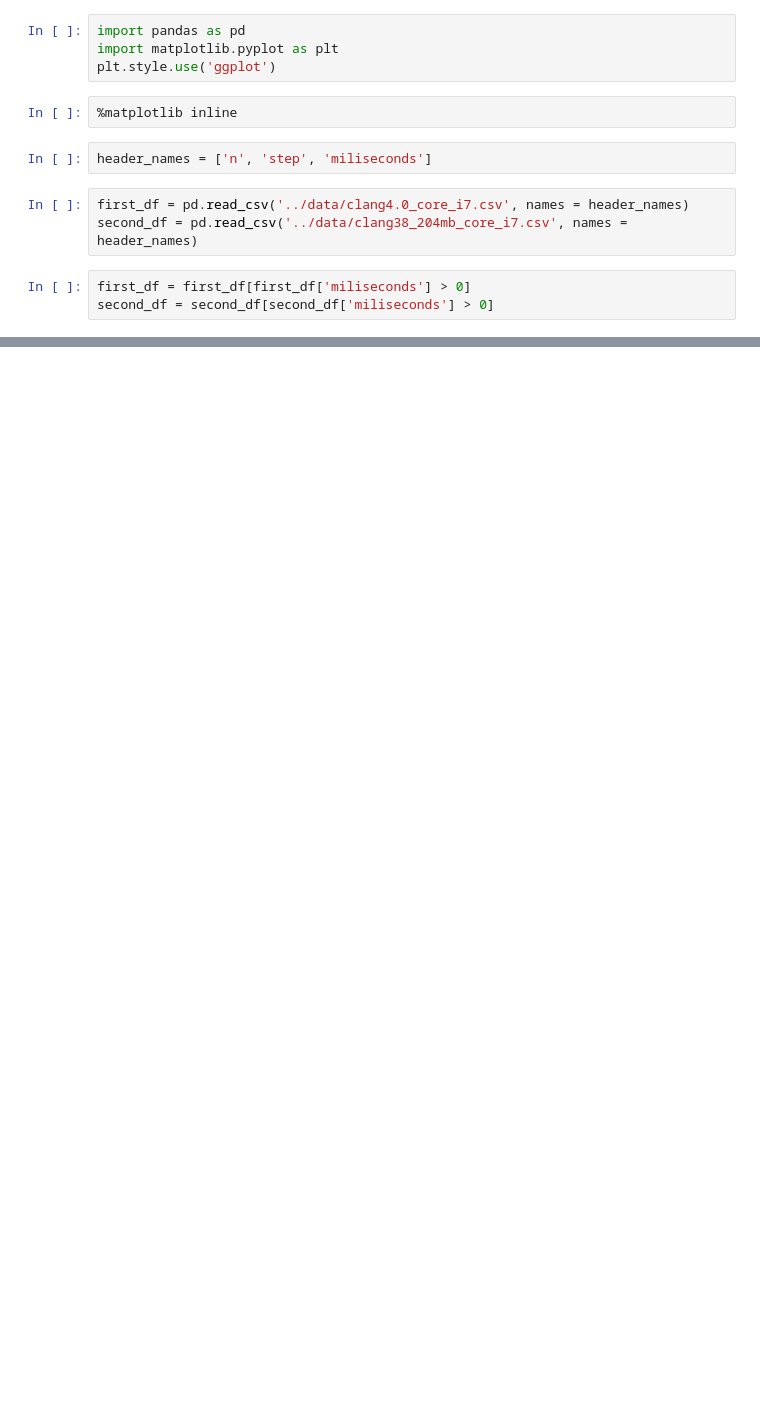
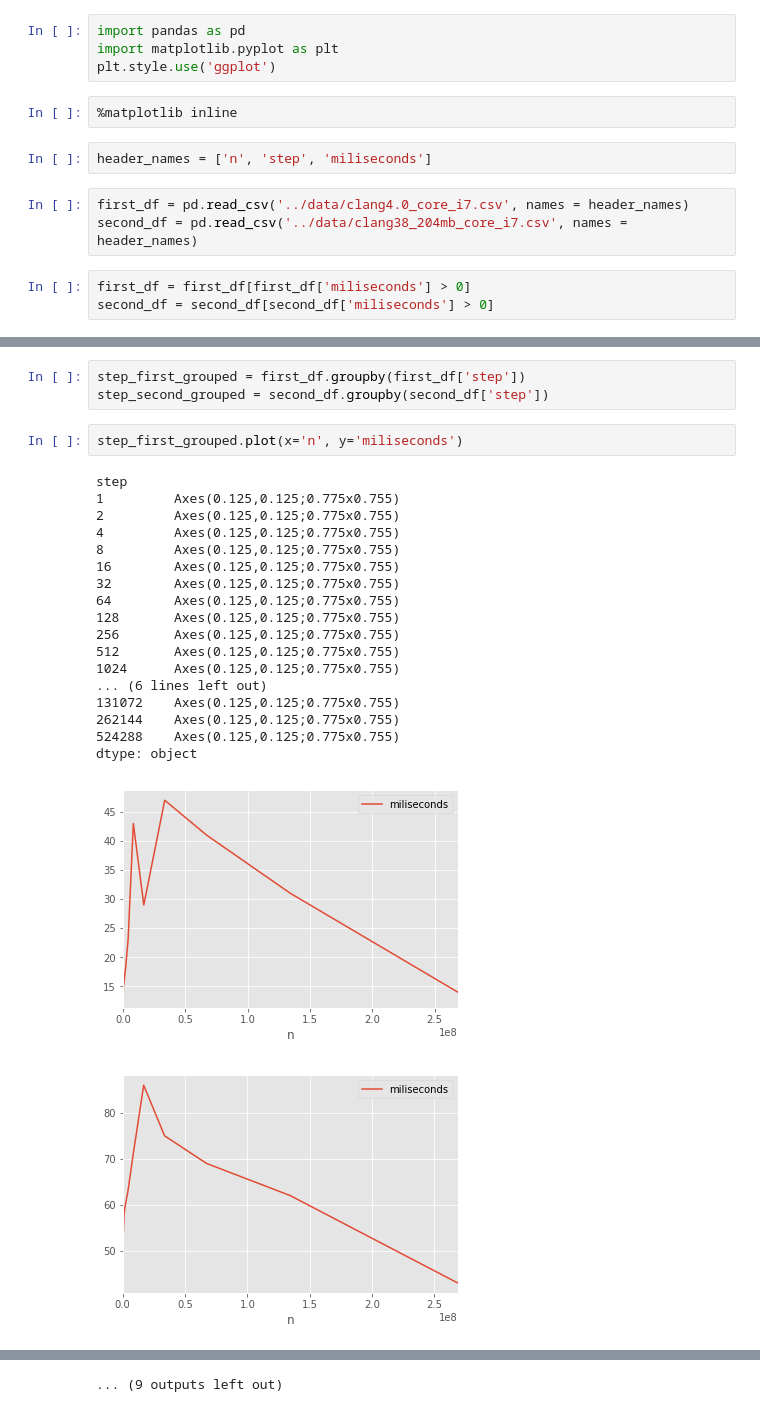
Before and after one commit to mmedum/computational_geometry_fun, a Jupyter notebook: handin1/python/Plots.ipynb, the cells around one changed output, grey strips where cells are left out. Drawn from its saved outputs; the diff is of its cells as text; blank space fills up the shorter version.

Commit message:
plots for grouped stepsize with running time

```diff
--- a/handin1/python/Plots.ipynb
+++ b/handin1/python/Plots.ipynb
@@ -78,3 +78,28 @@ dtype: object
 [figure]
 [figure]
 ... (4 outputs left out)
+# %%
+step_first_grouped = first_df.groupby(first_df['step'])
+step_second_grouped = second_df.groupby(second_df['step'])
+# %%
+step_first_grouped.plot(x='n', y='miliseconds')
+# %% [output]
+step
+1         Axes(0.125,0.125;0.775x0.755)
+2         Axes(0.125,0.125;0.775x0.755)
+4         Axes(0.125,0.125;0.775x0.755)
+8         Axes(0.125,0.125;0.775x0.755)
+16        Axes(0.125,0.125;0.775x0.755)
+32        Axes(0.125,0.125;0.775x0.755)
+64        Axes(0.125,0.125;0.775x0.755)
+128       Axes(0.125,0.125;0.775x0.755)
+256       Axes(0.125,0.125;0.775x0.755)
+512       Axes(0.125,0.125;0.775x0.755)
+1024      Axes(0.125,0.125;0.775x0.755)
+... (6 lines left out)
+131072    Axes(0.125,0.125;0.775x0.755)
+262144    Axes(0.125,0.125;0.775x0.755)
+524288    Axes(0.125,0.125;0.775x0.755)
+dtype: object
+[figure, added]
+[figure, added]
@@ -80,0 +115 @@ dtype: object
+... (9 outputs left out)
```
Also changed, not shown: parts of 5 cells of this notebook.
